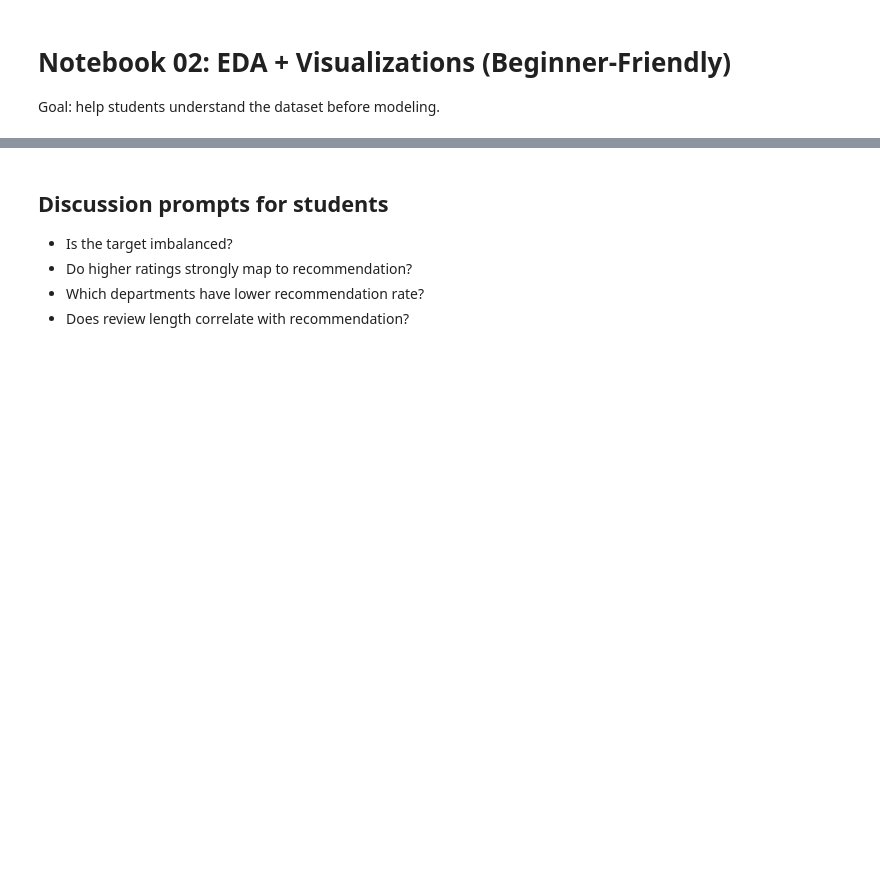
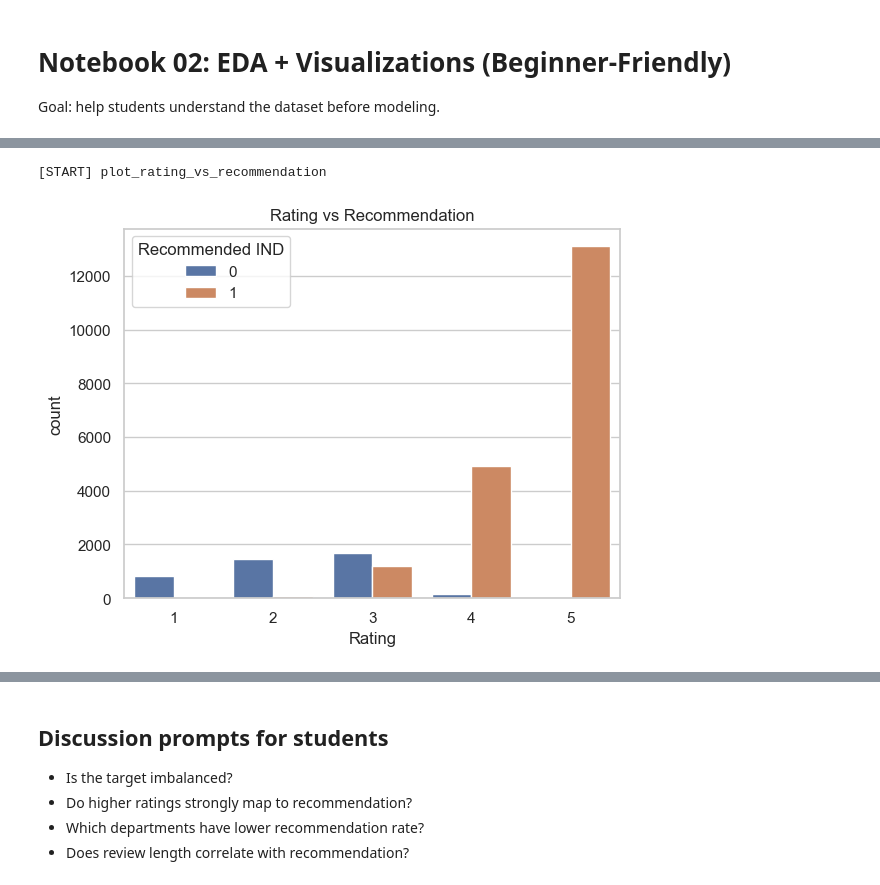
Before and after one commit to akhilvydyula/womens-e-commerce-reviews, a Jupyter notebook: notebooks/02_eda_visualizations.ipynb, the cells around one changed output, grey strips where cells are left out. Cells and saved outputs as stored; diff of their text form; code cells hidden in the pictures; blank space fills up the shorter version.

```diff
--- a/notebooks/02_eda_visualizations.ipynb
+++ b/notebooks/02_eda_visualizations.ipynb
@@ -30,5 +128,10 @@ df['Recommended IND'].value_counts(normalize=True)
 # %%
 # Rating vs recommendation
-ax = sns.countplot(data=df, x='Rating', hue='Recommended IND')
-ax.set_title('Rating vs Recommendation')
-plt.show()
+with timed_step('plot_rating_vs_recommendation'):
+    ax = sns.countplot(data=df, x='Rating', hue='Recommended IND')
+    ax.set_title('Rating vs Recommendation')
+    plt.show()
+logger.info('Completed rating vs recommendation plot')
+# %% [output]
+[START] plot_rating_vs_recommendation
+[figure, added]
```
Also changed, not shown: parts of 8 cells of this notebook, 40 other files.
